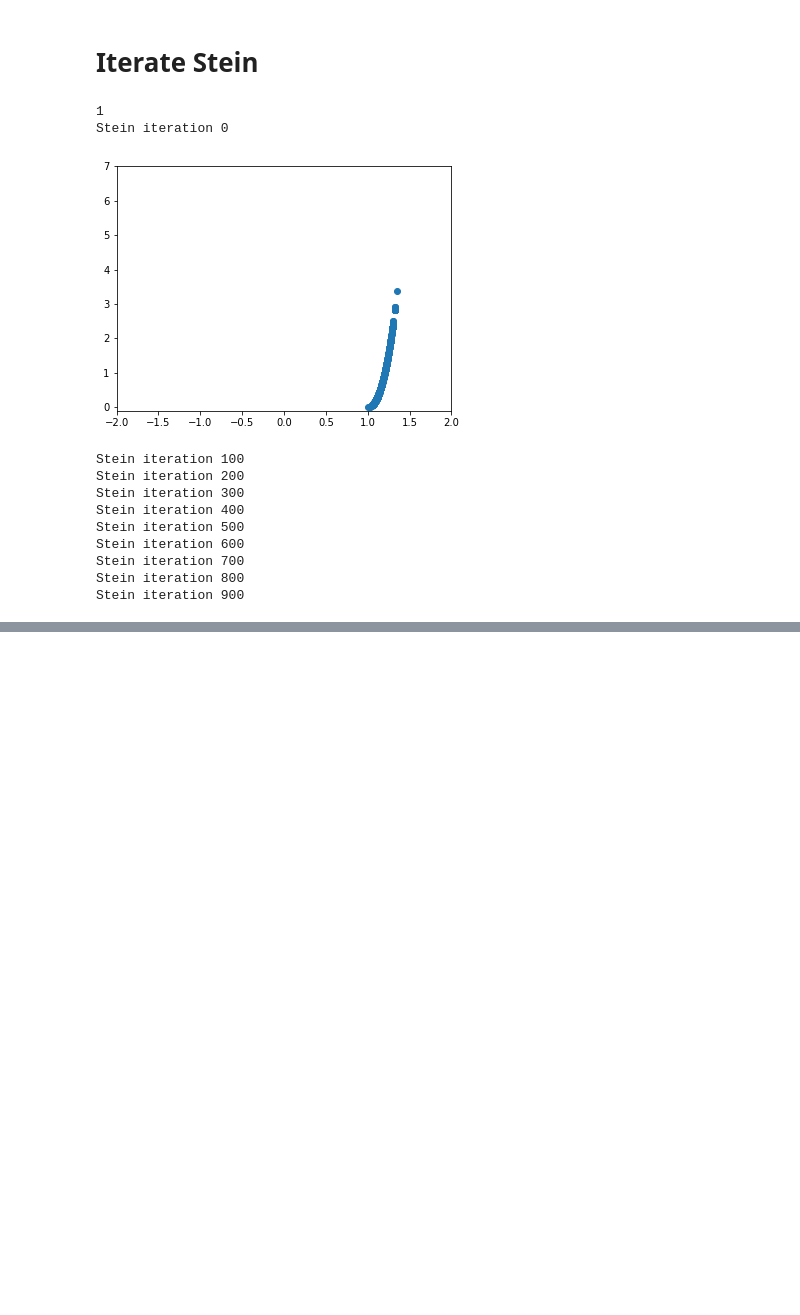
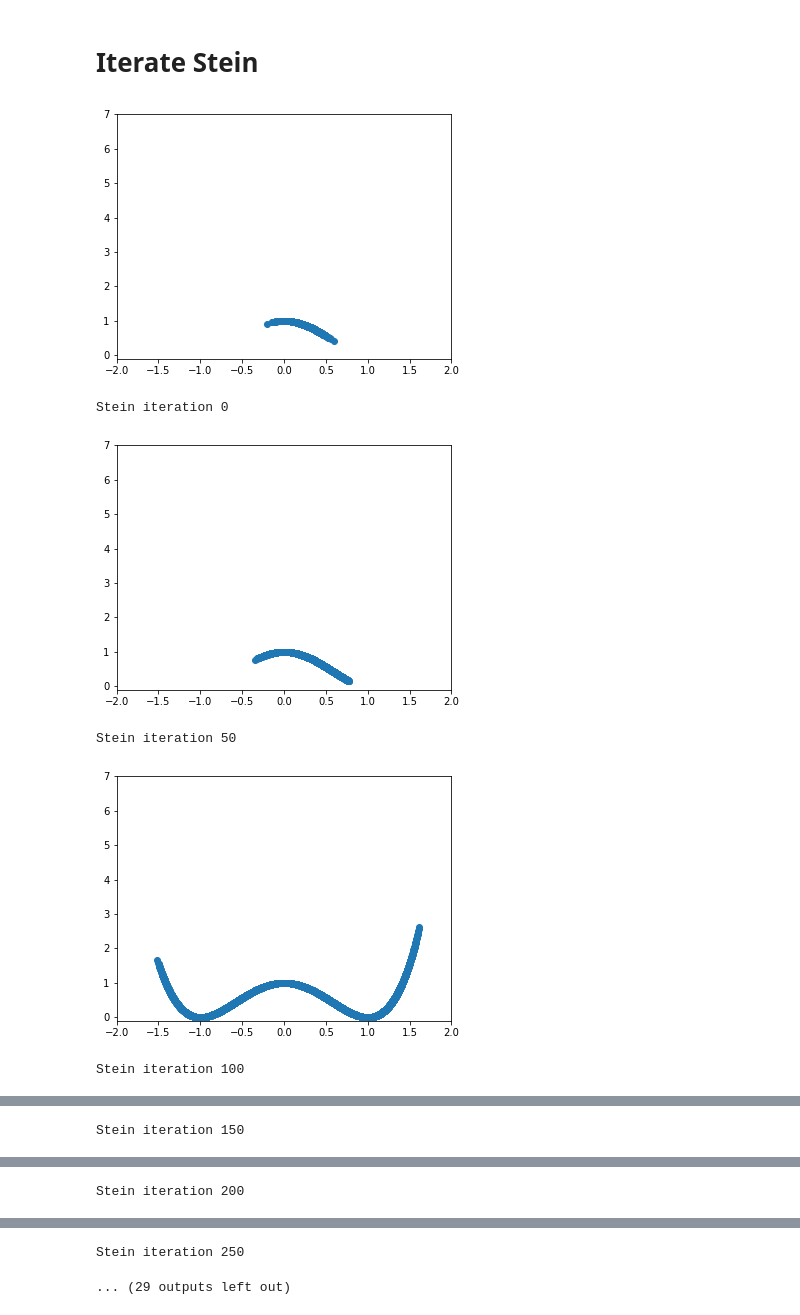
Before and after one commit to ZofiaTr/DFM, a Jupyter notebook: interactivePython/toyModel_Stein.ipynb, the cells around one changed output, grey strips where cells are left out. Drawn from its saved outputs; the diff is of its cells as text; code cells hidden in the pictures; blank space fills up the shorter version.

```diff
--- a/interactivePython/toyModel_Stein.ipynb
+++ b/interactivePython/toyModel_Stein.ipynb
@@ -146,54 +138,53 @@ def compute_stein_force(XL, leader_set):
 # %% [markdown]
 # Iterate Stein
 # %%
-numberOfSteinSteps = 1000
+numberOfSteinSteps = 1000#50000
 
 X_short = np.copy(x)
 
 epsilon_step=0.1
 
 # choose leader set
-numberOfLeaderParticles = int(0.2*(X_short.shape[0]))
+numberOfLeaderParticles = int(0.9*(X_short.shape[0]))
 leader_set = np.random.choice(range(X_short.shape[0]), numberOfLeaderParticles)#np.array(range(X_short.shape[0]))#
 
 mass = 1
 
-q = np.zeros((len(X_short), 1, 1))
-q[:,0,0] = np.copy(X_short)
-print(q.shape[2])
+q = X_short
 
 XL=np.copy(q)
-#plotSampling_fromData(q, methodName=None, color='b', title = 'Initial condition')
+plotSampling_fromData(q, methodName=None, color='b', title = 'Initial condition')
 f = compute_stein_force(XL,leader_set)
 #f = compute_force(XL)
 
-modit = int(numberOfSteinSteps/10)
-moditfig =numberOfSteinSteps #int(numberOfSteinSteps/100)
+modit = int(numberOfSteinSteps/20)
+moditfig = int(numberOfSteinSteps/20)
+KL = np.zeros(numberOfSteinSteps)
+Obs_average = np.zeros(numberOfSteinSteps)
 
 for ns in range(numberOfSteinSteps):
     if ns%modit==0:
         print('Stein iteration '+repr(ns))
-    f = compute_stein_force(XL,leader_set)
-    for n in range(len(XL)):
-        XL[n] = (XL[n] + epsilon_step * f[n])#/mass );
-        q[n,:,:] =  np.copy(XL[n])
+    f, grad_force = compute_stein_force(XL,leader_set)
+    XL = (XL + epsilon_step * f)#/mass );
+    q =  np.copy(XL)
+    q_density = q_density / abs(1.0 + epsilon_step*grad_force)
+
+    weights = np.exp(-energy(q)) / q_density
+    KL[ns] = np.mean(np.log(weights))
+    #Obs_average[ns] = np.sum(weights*q) / np.sum(weights)
+    Obs_average[ns] = np.mean(q)
 
     ## plot progress
     if ns%moditfig==0:
-        plotSampling_fromData(q, methodName=None, color='b', title = 'Initial condition', savefigure='SteinFigures/it_'+repr(ns)+'.png')
+        plotSampling_fromData(q, methodName=None, color='b', title = 'Initial condition', savefigure=None)
     if np.isnan(q).any():
         print('Explosion. Nan.')
         break
 # %% [output]
+[figure, new version]
-1
 Stein iteration 0
-[figure, old version]
+[figure, added]
-Stein iteration 100
-Stein iteration 200
-Stein iteration 300
-Stein iteration 400
-Stein iteration 500
-Stein iteration 600
-Stein iteration 700
-Stein iteration 800
-Stein iteration 900
+Stein iteration 50
+[figure, added]
+Stein iteration 100
@@ -199,0 +192 @@ Stein iteration 900
+Stein iteration 150
@@ -199,0 +194 @@ Stein iteration 900
+Stein iteration 200
@@ -200,3 +196,5 @@ Stein iteration 900
+Stein iteration 250
+... (29 outputs left out)
 # %%
 plotSampling_fromData(x,  methodName=None, color='b', title='Initial state')
 plotSampling_fromData(q, methodName=None, color='b', title = 'After '+repr(numberOfSteinSteps)+' Stein steps')
```
Also changed, not shown: parts of 13 cells of this notebook.
